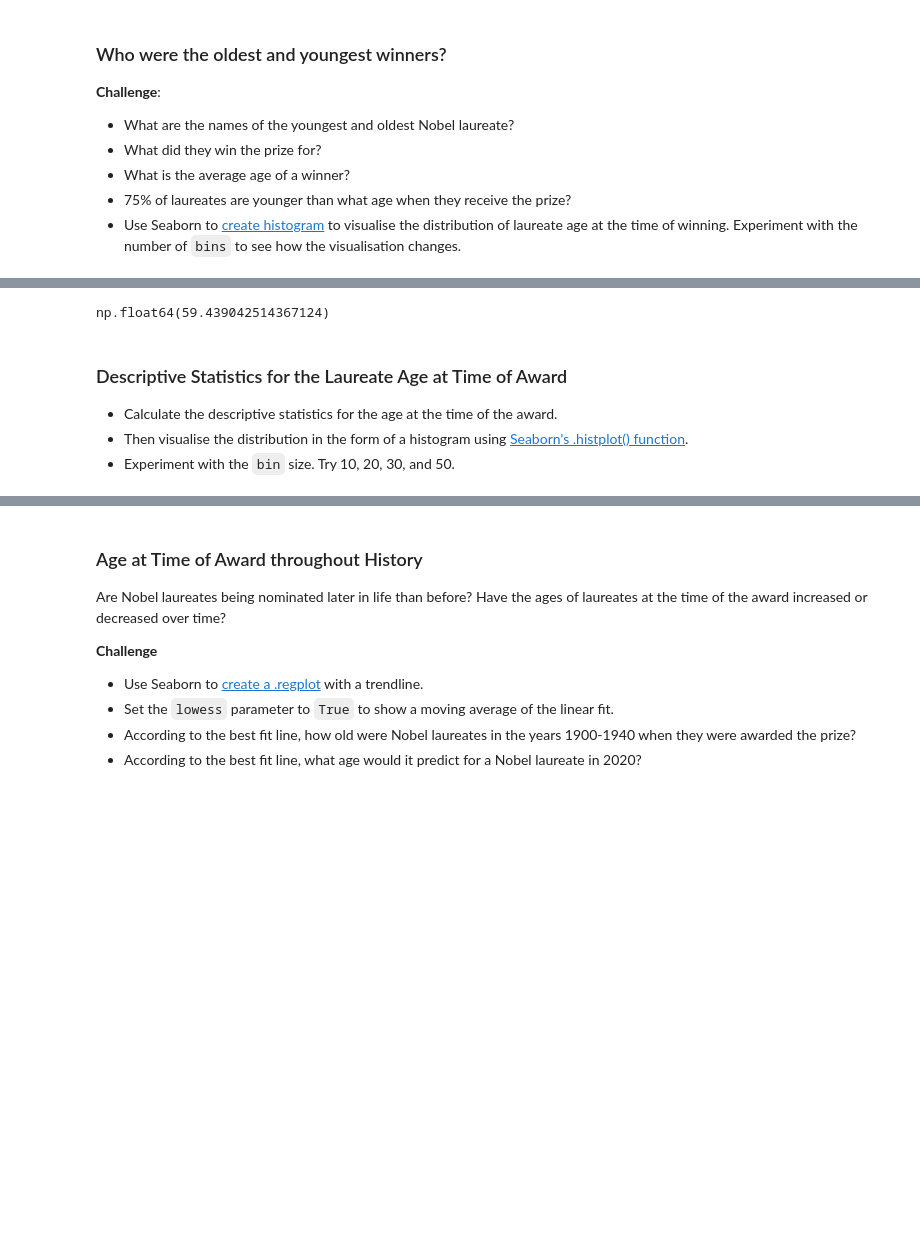
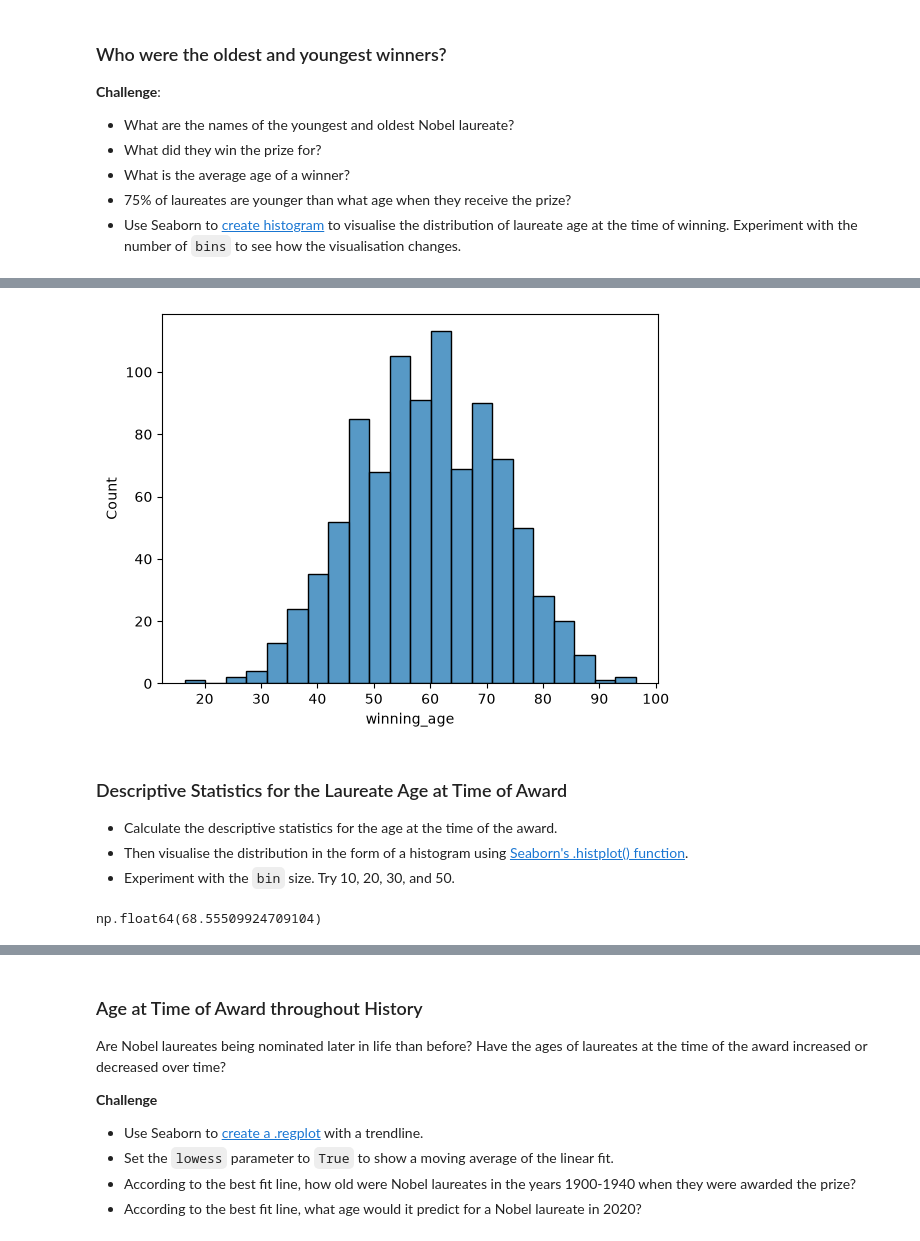
Before and after one commit to Aman88600/100-days-of-code, a Jupyter notebook: Day_79/Nobel+Prize+Analysis+Start/Nobel_Prize_Analysis_(start).ipynb, the cells around one changed output, grey strips where cells are left out. Cells and saved outputs as stored; diff of their text form; code cells hidden in the pictures; blank space fills up the shorter version.

```diff
--- a/Day_79/Nobel+Prize+Analysis+Start/Nobel_Prize_Analysis_(start).ipynb
+++ b/Day_79/Nobel+Prize+Analysis+Start/Nobel_Prize_Analysis_(start).ipynb
@@ -1170,11 +1169,24 @@ df_data["winning_age"].mean()
 # %%
 
 df_data["winning_age"].quantile(0.75)
+sns.histplot(
+    data=df_data,
+    x="winning_age"
+)
+
+plt.show()
 # %% [output]
-np.float64(59.439042514367124)
+[figure, added]
 # %% [markdown]
 ### Descriptive Statistics for the Laureate Age at Time of Award
 
 * Calculate the descriptive statistics for the age at the time of the award.
 * Then visualise the distribution in the form of a histogram using [Seaborn's .histplot() function](https://seaborn.pydata.org/generated/seaborn.histplot.html).
 * Experiment with the `bin` size. Try 10, 20, 30, and 50.
+# %%
+df_data["winning_age"].mean()
+df_data["winning_age"].min()
+df_data["winning_age"].max()
+df_data["winning_age"].quantile(0.75)
+# %% [output]
+np.float64(68.55509924709104)
```
Also changed, not shown: parts of 2 cells of this notebook.
